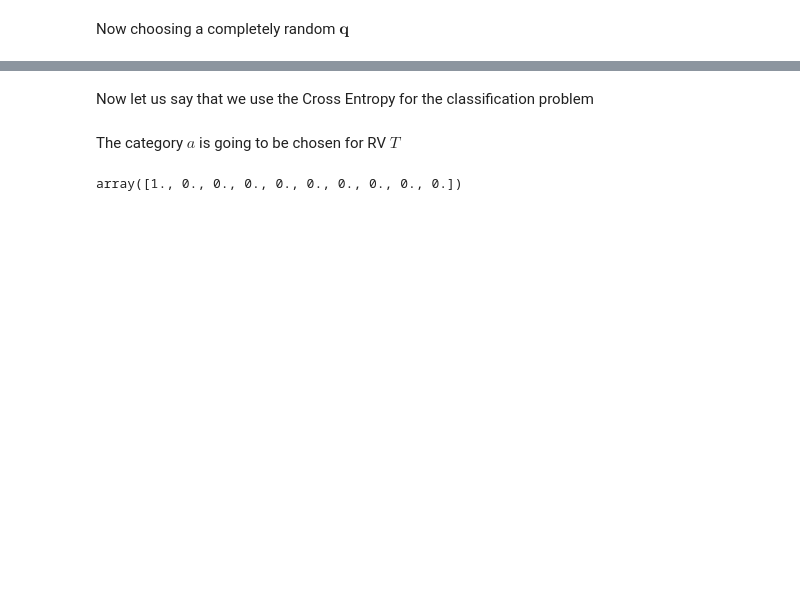
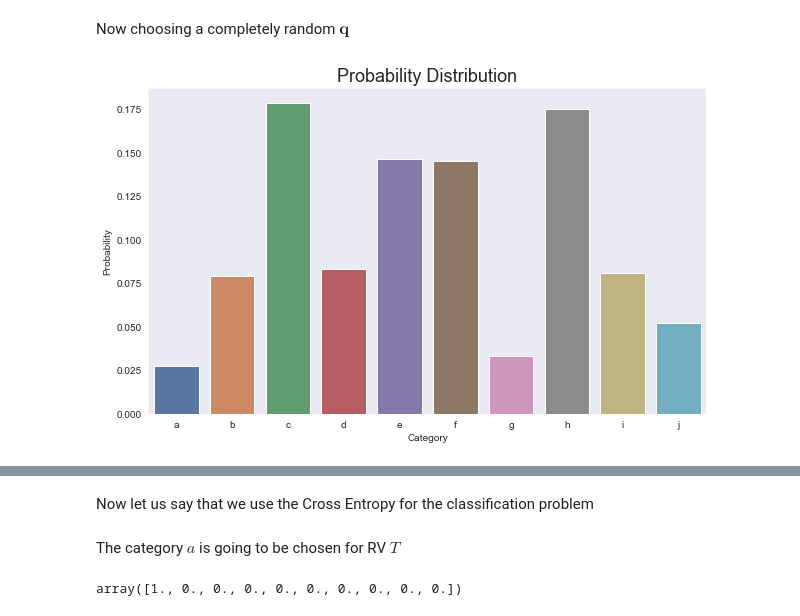
Before and after one commit to pbranco1987/blog, a Jupyter notebook: _notebooks/2020-10-29-blog.ipynb, the cells around one changed output, grey strips where cells are left out. Saved outputs shown, nothing was run; the diff lists cells and outputs as text; code cells hidden in the pictures; blank space fills up the shorter version.

```diff
--- a/_notebooks/2020-10-29-blog.ipynb
+++ b/_notebooks/2020-10-29-blog.ipynb
@@ -106,3 +111,14 @@ q = q/q.sum()
+# %%
+q = np.random.rand(10)
+q = q/q.sum()
+dic = {'Category':cats, 'Probability':q}
+dist = pd.DataFrame(dic)
+fig,ax = plt.subplots(figsize=fig_dims)
+sns.barplot(x = "Category", y = "Probability", palette="deep", ax=ax, data=dist)
+plt.title("Probability Distribution", size=18)
+plt.show()
+# %% [output]
+[figure, added]
 # %%
 H_pq = cross_entropy(p,q,eps)
 print(H_pq)
```
Also changed, not shown: parts of 14 cells of this notebook.
